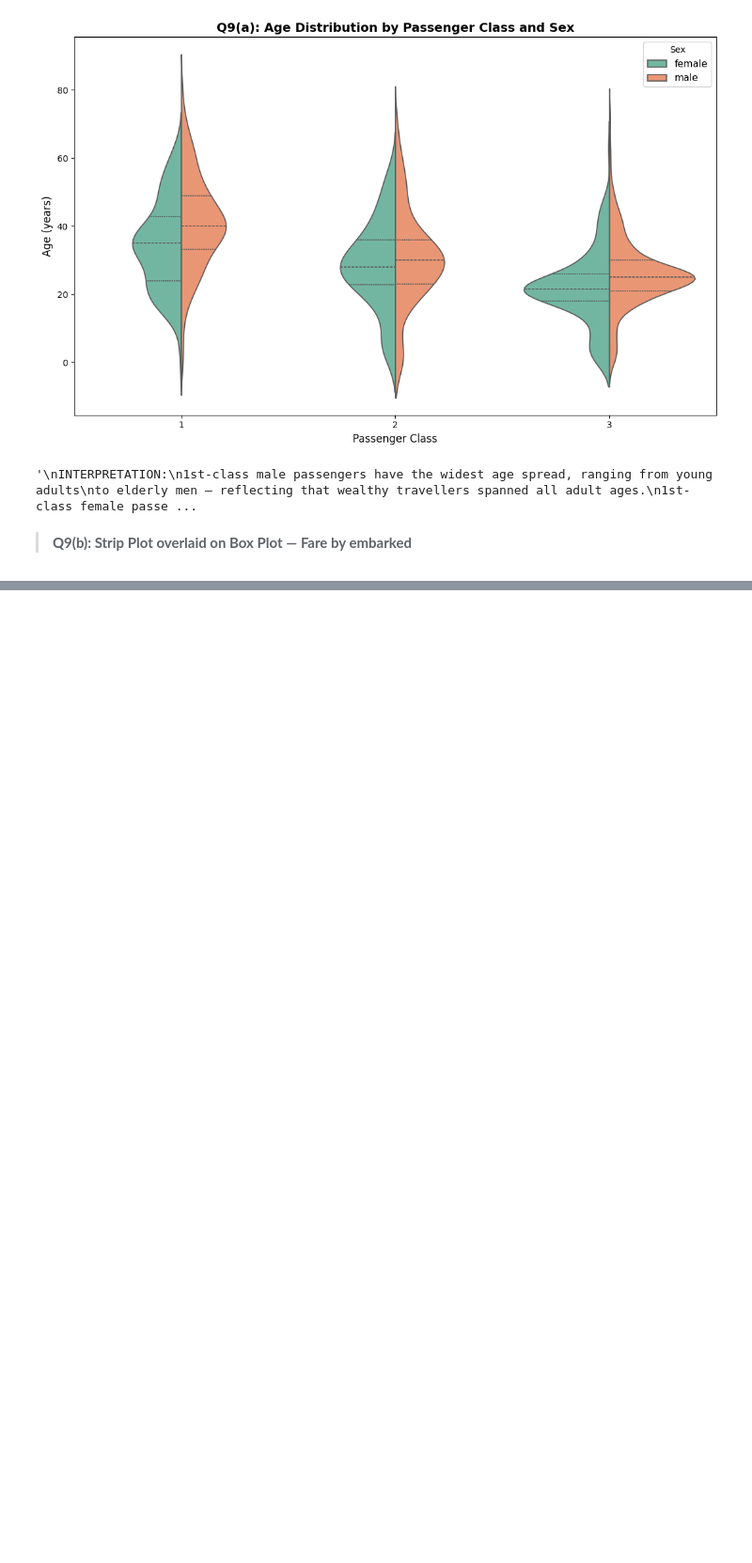
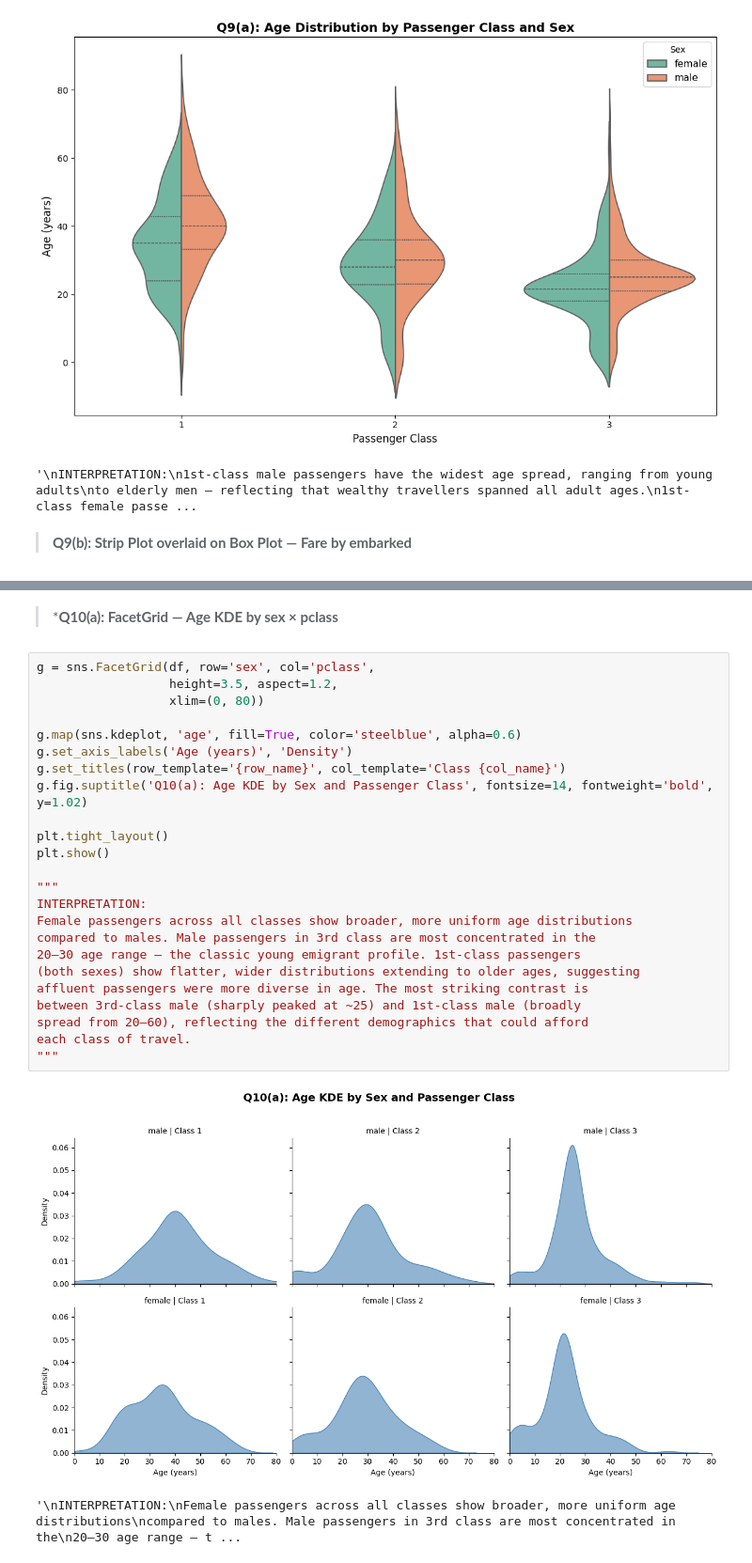
Before and after one commit to MuhammadAhmad1078/Titanic-Dataset-Exploratory-Analysis, a Jupyter notebook: 22F-8814-A2-Dataviz.ipynb, the cells around one changed output, grey strips where cells are left out. Shown at 94% size. Drawn from its saved outputs; the diff is of its cells as text; blank space fills up the shorter version.

Commit message:
feat:Facet Grids

```diff
--- a/22F-8814-A2-Dataviz.ipynb
+++ b/22F-8814-A2-Dataviz.ipynb
@@ -953,0 +987,29 @@ violin plots, visible as bulges near the bottom.
+# %% [markdown]
+> ***Q10(a): FacetGrid — Age KDE by sex × pclass**
+# %%
+g = sns.FacetGrid(df, row='sex', col='pclass',
+                  height=3.5, aspect=1.2,
+                  xlim=(0, 80))
+
+g.map(sns.kdeplot, 'age', fill=True, color='steelblue', alpha=0.6)
+g.set_axis_labels('Age (years)', 'Density')
+g.set_titles(row_template='{row_name}', col_template='Class {col_name}')
+g.fig.suptitle('Q10(a): Age KDE by Sex and Passenger Class', fontsize=14, fontweight='bold', y=1.02)
+
+plt.tight_layout()
+plt.show()
+
+"""
+INTERPRETATION:
+Female passengers across all classes show broader, more uniform age distributions
+compared to males. Male passengers in 3rd class are most concentrated in the
+20–30 age range — the classic young emigrant profile. 1st-class passengers
+(both sexes) show flatter, wider distributions extending to older ages, suggesting
+affluent passengers were more diverse in age. The most striking contrast is
+between 3rd-class male (sharply peaked at ~25) and 1st-class male (broadly
+spread from 20–60), reflecting the different demographics that could afford
+each class of travel.
+"""
+# %% [output]
+[figure, added]
+'\nINTERPRETATION:\nFemale passengers across all classes show broader, more uniform age distributions\ncompared to males. Male passengers in 3rd class are most concentrated in the\n20–30 age range — t ...
```
Also changed, not shown: parts of 3 cells of this notebook.
